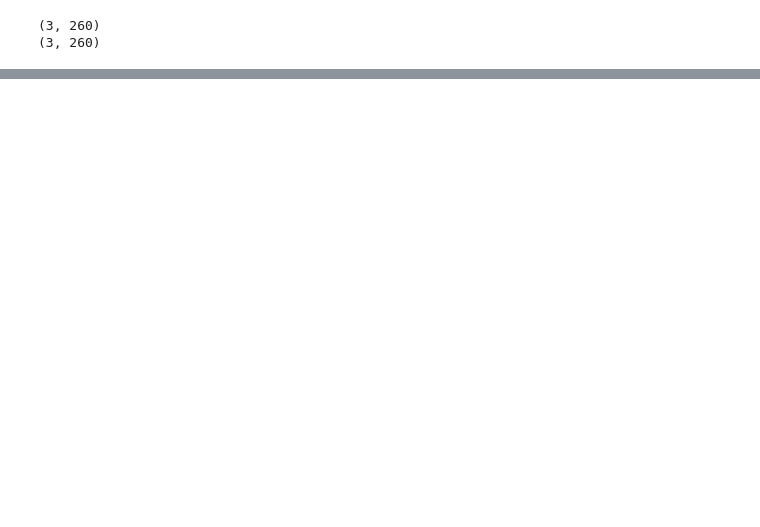
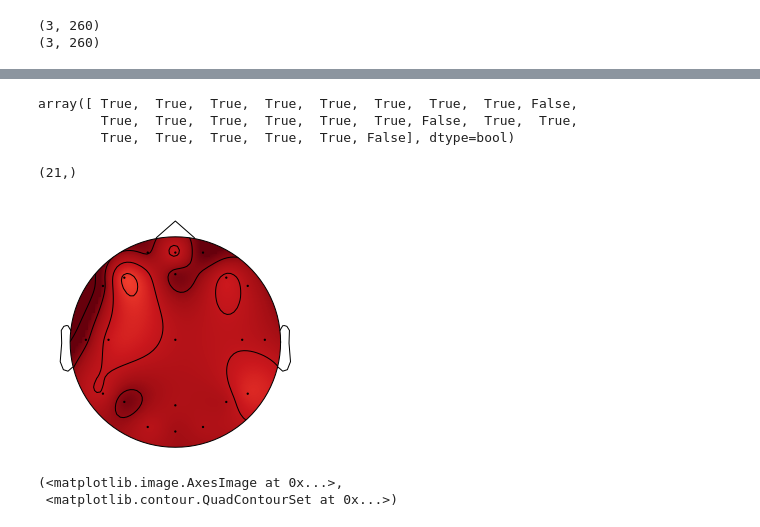
Before and after one commit to voxxys/dl_sandbox, a Jupyter notebook: lesser/LesserConvnet.ipynb, the cells around one changed output, grey strips where cells are left out. Cells and saved outputs as stored; diff of their text form; code cells hidden in the pictures; blank space fills up the shorter version.

```diff
--- a/lesser/LesserConvnet.ipynb
+++ b/lesser/LesserConvnet.ipynb
@@ -380,0 +371,21 @@ plt.imshow(vis_images[0], extent=[0, 1, 0, 1])
+# %%
+testmat = loadmat('chanlocs')
+# %%
+ifvis = testmat['ifvis']
+ifvis = ifvis[0]
+ifvis = (ifvis == 1)
+ifvis
+# %% [output]
+array([ True,  True,  True,  True,  True,  True,  True,  True, False,
+        True,  True,  True,  True,  True,  True, False,  True,  True,
+        True,  True,  True,  True,  True, False], dtype=bool)
+# %%
+chanlocs = testmat['chanlocs_xy'].T
+
+chanlocs_m = chanlocs[:,[-1,-2]]
+chanlocs_m[:,-2] = -chanlocs_m[:,-2]
+# %%
+img_sum_vis = img_sum[ifvis]
+img_sum_vis.shape
+# %% [output]
+(21,)
@@ -380,0 +395,6 @@ plt.imshow(vis_images[0], extent=[0, 1, 0, 1])
+# %%
+plot_topomap(img_sum_vis,chanlocs_m)
+# %% [output]
+[figure, added]
+(<matplotlib.image.AxesImage at 0x...>,
+ <matplotlib.contour.QuadContourSet at 0x...>)
```
Also changed, not shown: parts of 27 cells of this notebook, 2 other files.
